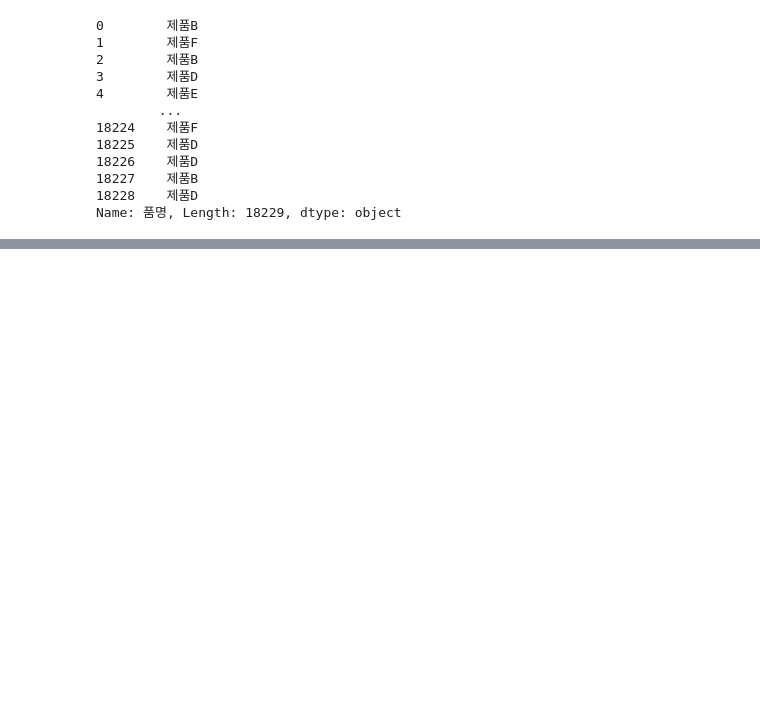
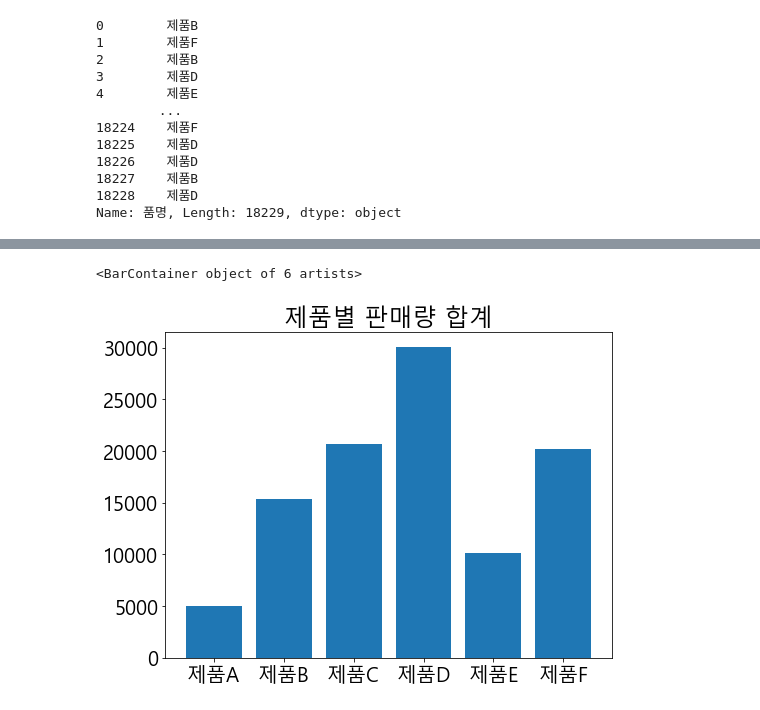
Before and after one commit to Huni0318/preprocessing, a Jupyter notebook: 07. 연습/practice1.ipynb, the cells around one changed output, grey strips where cells are left out. Cells and saved outputs as stored; diff of their text form; code cells hidden in the pictures; blank space fills up the shorter version.

```diff
--- a/07. 연습/practice1.ipynb
+++ b/07. 연습/practice1.ipynb
@@ -791,0 +883,10 @@ merged_df['가격'] = merged_df['품명'].replace(price_dict)
+# %%
+plt.rcParams["figure.figsize"] = (8, 6)
+
+# 제품별 판매량 통계
+grouped_df_by_product = merged_df.groupby('품명', as_index = False)['수량'].sum()
+plt.title("제품별 판매량 합계")
+plt.bar(grouped_df_by_product['품명'], grouped_df_by_product['수량'])
+# %% [output]
+<BarContainer object of 6 artists>
+[figure, added]
```
Also changed, not shown: parts of 15 cells of this notebook.
